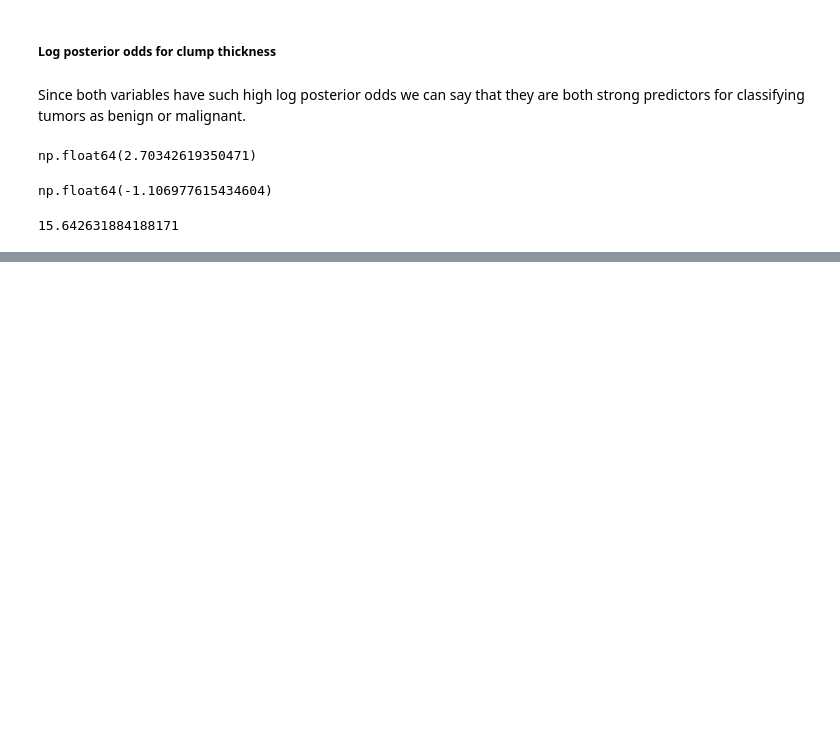
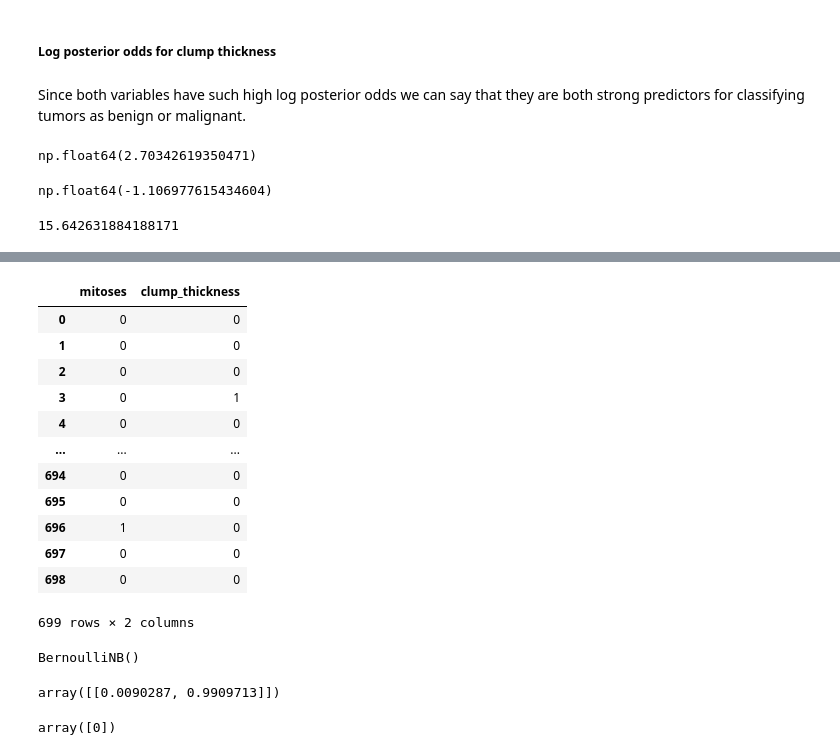
Before and after one commit to ryslipe/naive_bayes_classifier, a Jupyter notebook: notebooks/02_breast_cancer_data.ipynb, the cells around one changed output, grey strips where cells are left out. Cells and saved outputs as stored; diff of their text form; code cells hidden in the pictures; blank space fills up the shorter version.

Commit message:
bernoulli bayes

```diff
--- a/notebooks/02_breast_cancer_data.ipynb
+++ b/notebooks/02_breast_cancer_data.ipynb
@@ -423,0 +446,18 @@ math.exp(2.75)
+# %%
+X = df[['mitoses', 'clump_thickness']]
+# %%
+X
+# %% [output]
+|  | mitoses | clump_thickness |
+| 0 | 0 | 0 |
+| 1 | 0 | 0 |
+| 2 | 0 | 0 |
+| 3 | 0 | 1 |
+| 4 | 0 | 0 |
+| ... | ... | ... |
+| 694 | 0 | 0 |
+| 695 | 0 | 0 |
+| 696 | 1 | 0 |
+| 697 | 0 | 0 |
+| 698 | 0 | 0 |
+699 rows × 2 columns
@@ -423,0 +466,4 @@ math.exp(2.75)
+# %%
+model.fit(X, y)
+# %% [output]
+BernoulliNB()
@@ -423,0 +472,10 @@ math.exp(2.75)
+# %%
+new_sample = np.array([[1, 1]])
+model.predict_proba(new_sample)
+# %% [output]
+array([[0.0090287, 0.9909713]])
+# %%
+diff_sample = np.array([[0, 0]])
+model.predict(diff_sample)
+# %% [output]
+array([0])
```
Also changed, not shown: parts of 8 cells of this notebook.
